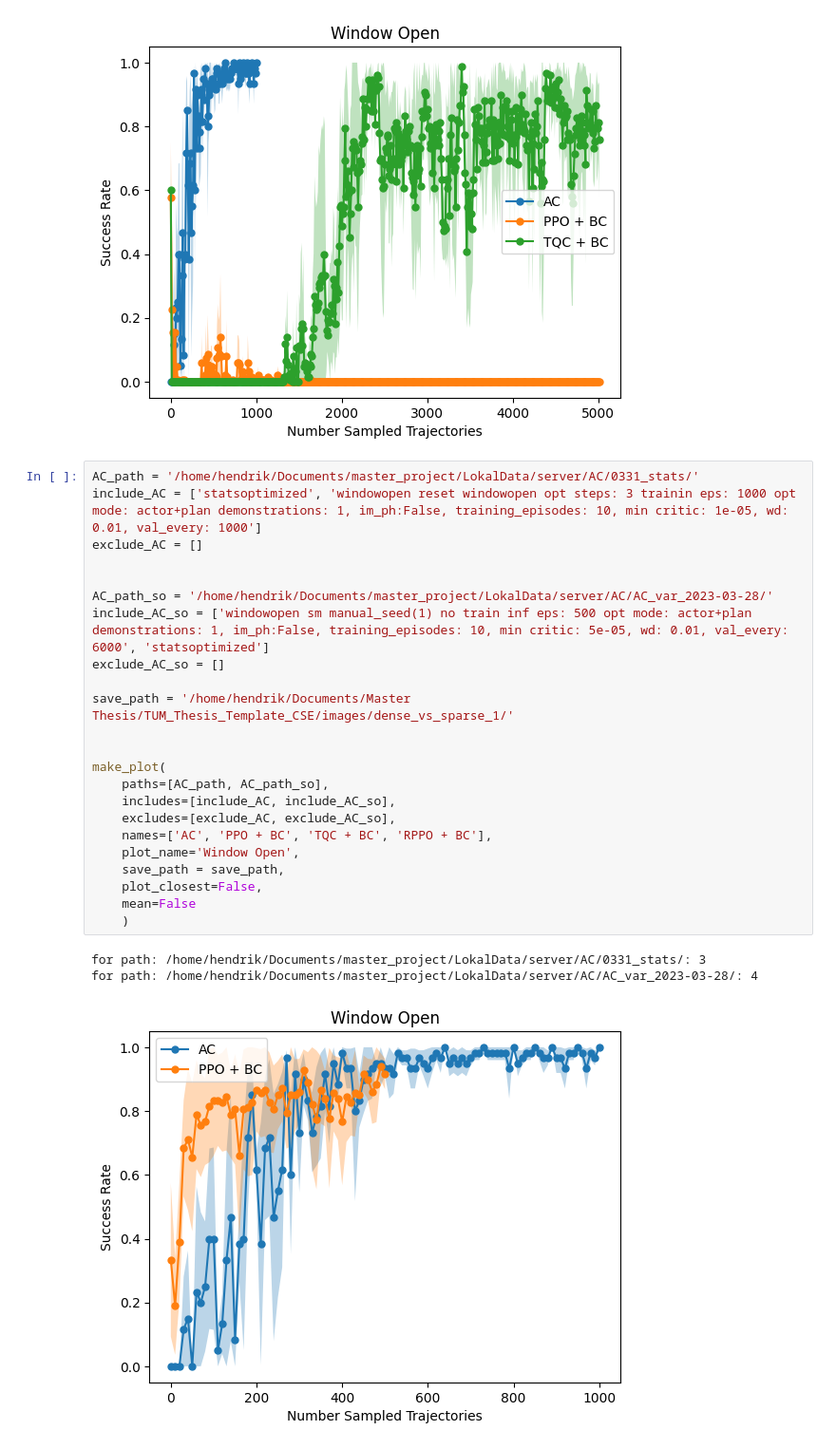
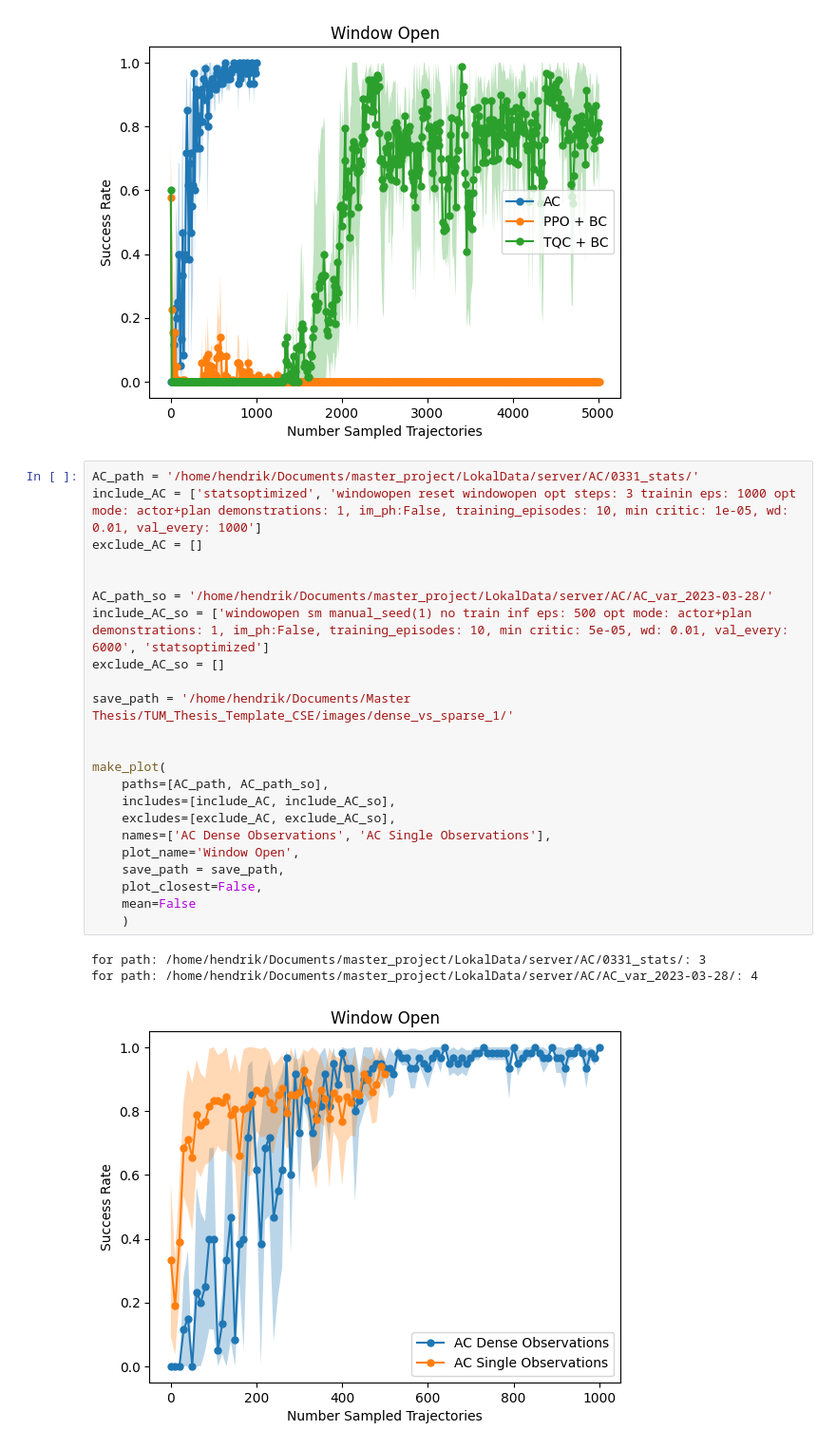
Before and after one commit to ReliableTree/ActiveCritic, a Jupyter notebook: src/active_critic/analyze_stats/dense_1/windowopen.ipynb, the cells around one changed output. Shown at 95% size. Drawn from its saved outputs; the diff is of its cells as text.

Commit message:
plots

```diff
--- a/src/active_critic/analyze_stats/dense_1/windowopen.ipynb
+++ b/src/active_critic/analyze_stats/dense_1/windowopen.ipynb
@@ -34,27 +34,27 @@ for path: /home/hendrik/Documents/master_project/LokalData/server/baselines/Base
 # %%
 AC_path = '/home/hendrik/Documents/master_project/LokalData/server/AC/0331_stats/'
 include_AC = ['statsoptimized', 'windowopen reset windowopen opt steps: 3 trainin eps: 1000 opt mode: actor+plan demonstrations: 1, im_ph:False, training_episodes: 10, min critic: 1e-05, wd: 0.01, val_every: 1000']
 exclude_AC = []
 
 
 AC_path_so = '/home/hendrik/Documents/master_project/LokalData/server/AC/AC_var_2023-03-28/'
 include_AC_so = ['windowopen sm manual_seed(1) no train inf eps: 500 opt mode: actor+plan demonstrations: 1, im_ph:False, training_episodes: 10, min critic: 5e-05, wd: 0.01, val_every: 6000', 'statsoptimized']
 exclude_AC_so = []
 
 save_path = '/home/hendrik/Documents/Master Thesis/TUM_Thesis_Template_CSE/images/dense_vs_sparse_1/'
 
 
 make_plot(
     paths=[AC_path, AC_path_so],
     includes=[include_AC, include_AC_so],
     excludes=[exclude_AC, exclude_AC_so],
-    names=['AC', 'PPO + BC', 'TQC + BC', 'RPPO + BC'],
+    names=['AC Dense Observations', 'AC Single Observations'],
     plot_name='Window Open',
     save_path = save_path,
     plot_closest=False,
     mean=False
     )
 # %% [output]
 for path: /home/hendrik/Documents/master_project/LokalData/server/AC/0331_stats/: 3
 for path: /home/hendrik/Documents/master_project/LokalData/server/AC/AC_var_2023-03-28/: 4
-[figure, old version]
+[figure, new version]
```
Also changed, not shown: 2 other files.
